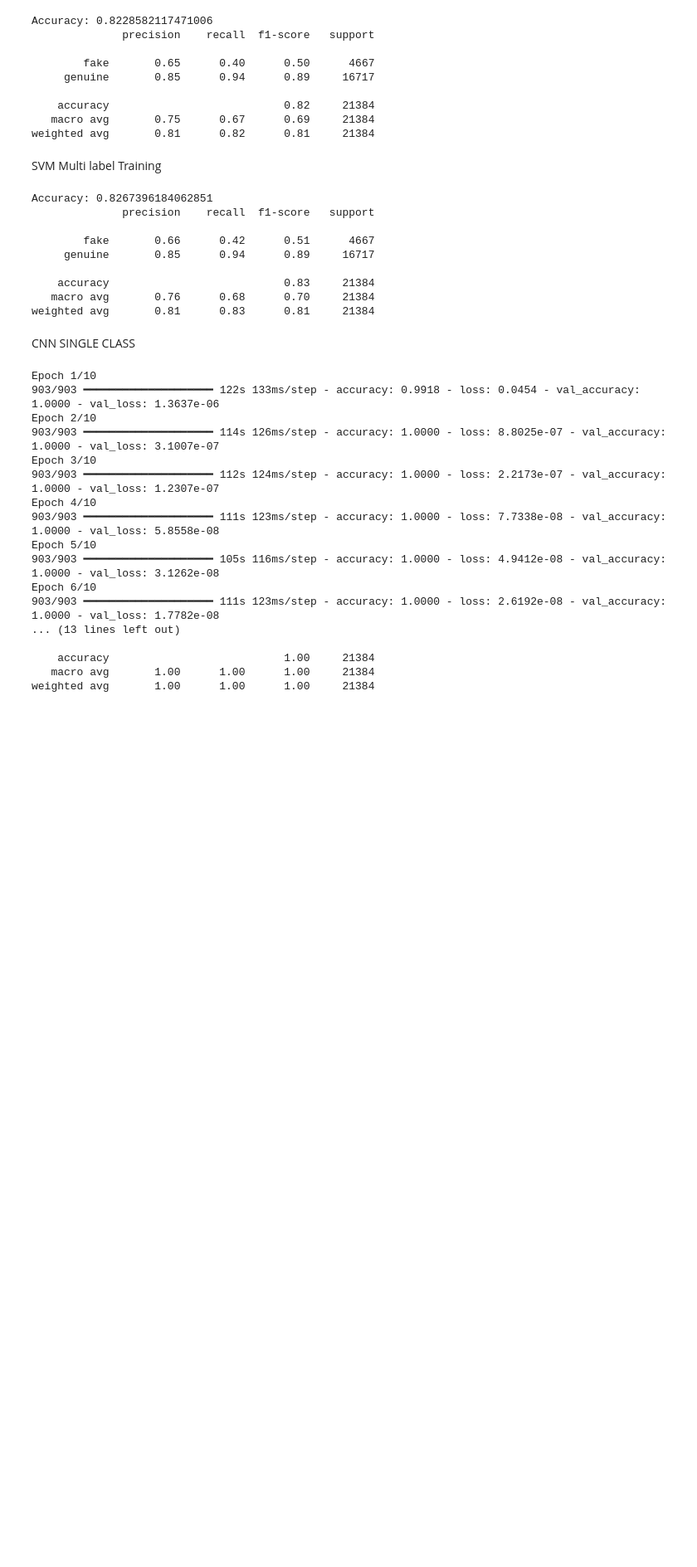
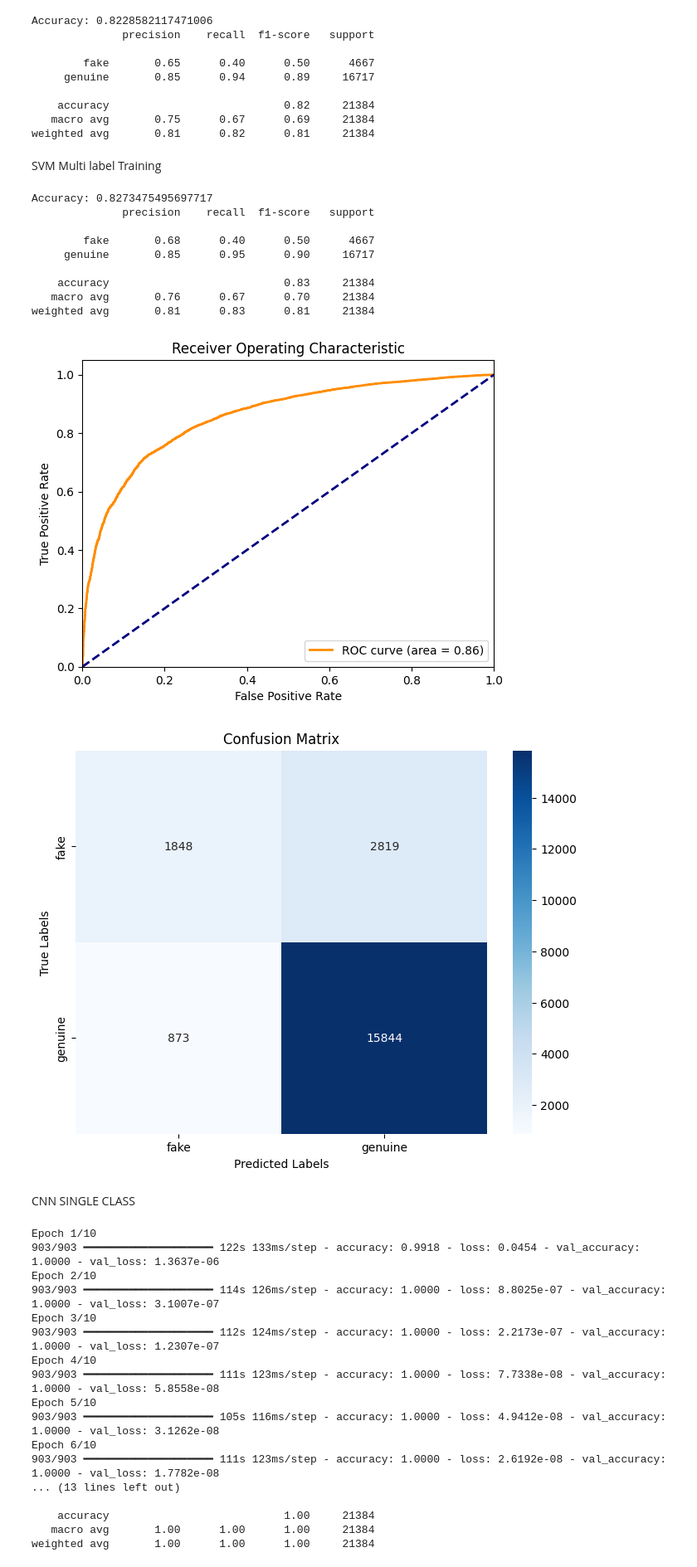
Before and after one commit to varuntej1812/BTP, a Jupyter notebook: ranking.ipynb, the cells around one changed output. Shown: that part at 83% size. Saved outputs shown, nothing was run; the diff lists cells and outputs as text; code cells hidden in the pictures; blank space fills up the shorter version.

```diff
--- a/ranking.ipynb
+++ b/ranking.ipynb
@@ -219,9 +260,14 @@ import pandas as pd
 from sklearn.model_selection import train_test_split
 from sklearn.pipeline import Pipeline, FeatureUnion
 from sklearn.feature_extraction.text import HashingVectorizer
+from sklearn.calibration import CalibratedClassifierCV
 from sklearn.svm import LinearSVC
-from sklearn.metrics import accuracy_score, classification_report
+from sklearn.metrics import accuracy_score, classification_report, roc_curve, auc
 from sklearn.base import BaseEstimator, TransformerMixin
+from sklearn.preprocessing import LabelEncoder
+import matplotlib.pyplot as plt
+import seaborn as sns
+from sklearn.metrics import confusion_matrix
 
 # Custom transformer to select specific attributes
 class AttributeSelector(BaseEstimator, TransformerMixin):
@@ -247,44 +293,79 @@ y = data['target']
 # Split data into training and testing sets
 X_train, X_test, y_train, y_test = train_test_split(X, y, test_size=0.4, random_state=42)
 
-# Define the pipeline
+# Define the pipeline with CalibratedClassifierCV
 pipeline = Pipeline([
     ('union', FeatureUnion(
         transformer_list=[
             ('text_pipeline', Pipeline([
                 ('selector', AttributeSelector(attribute='text')),
                 ('vectorizer', HashingVectorizer(n_features=2**18))
             ])),
             ('numeric_pipeline', Pipeline([
                 ('selector', AttributeSelector(attribute=['useful', 'funny']))
             ]))
         ]
     )),
-    ('classifier', LinearSVC())
+    ('classifier', CalibratedClassifierCV(LinearSVC()))
 ])
 
 # Train the classifier
 pipeline.fit(X_train, y_train)
 
 # Predict the target variable on the test set
 y_pred = pipeline.predict(X_test)
 
 # Calculate accuracy
 accuracy = accuracy_score(y_test, y_pred)
 print("Accuracy:", accuracy)
 
 # Calculate other metrics
 print(classification_report(y_test, y_pred))
+
+# Encode labels
+label_encoder = LabelEncoder()
+y_test_encoded = label_encoder.fit_transform(y_test)
+
+# Calculate ROC curve
+y_score = pipeline.predict_proba(X_test)[:, 1]
+fpr, tpr, thresholds = roc_curve(y_test_encoded, y_score)
+roc_auc = auc(fpr, tpr)
+
+# Plot ROC curve
+plt.figure()
+plt.plot(fpr, tpr, color='darkorange', lw=2, label='ROC curve (area = %0.2f)' % roc_auc)
+plt.plot([0, 1], [0, 1], color='navy', lw=2, linestyle='--')
+plt.xlim([0.0, 1.0])
+plt.ylim([0.0, 1.05])
+plt.xlabel('False Positive Rate')
+plt.ylabel('True Positive Rate')
+plt.title('Receiver Operating Characteristic')
+plt.legend(loc="lower right")
+plt.show()
+
+# Calculate confusion matrix
+conf_matrix = confusion_matrix(y_test, y_pred)
+
+# Plot confusion matrix
+plt.figure(figsize=(8, 6))
+sns.heatmap(conf_matrix, annot=True, fmt='d', cmap='Blues',
+            xticklabels=label_encoder.classes_, yticklabels=label_encoder.classes_)
+plt.xlabel('Predicted Labels')
+plt.ylabel('True Labels')
+plt.title('Confusion Matrix')
+plt.show()
 # %% [output]
-Accuracy: 0.8267396184062851
+Accuracy: 0.8273475495697717
               precision    recall  f1-score   support
 
-        fake       0.66      0.42      0.51      4667
-     genuine       0.85      0.94      0.89     16717
+        fake       0.68      0.40      0.50      4667
+     genuine       0.85      0.95      0.90     16717
 
     accuracy                           0.83     21384
-   macro avg       0.76      0.68      0.70     21384
+   macro avg       0.76      0.67      0.70     21384
 weighted avg       0.81      0.83      0.81     21384
+[figure, added]
+[figure, added]
 # %% [markdown]
 CNN SINGLE CLASS
 # %%
```
Also changed, not shown: parts of 1 cell of this notebook.
